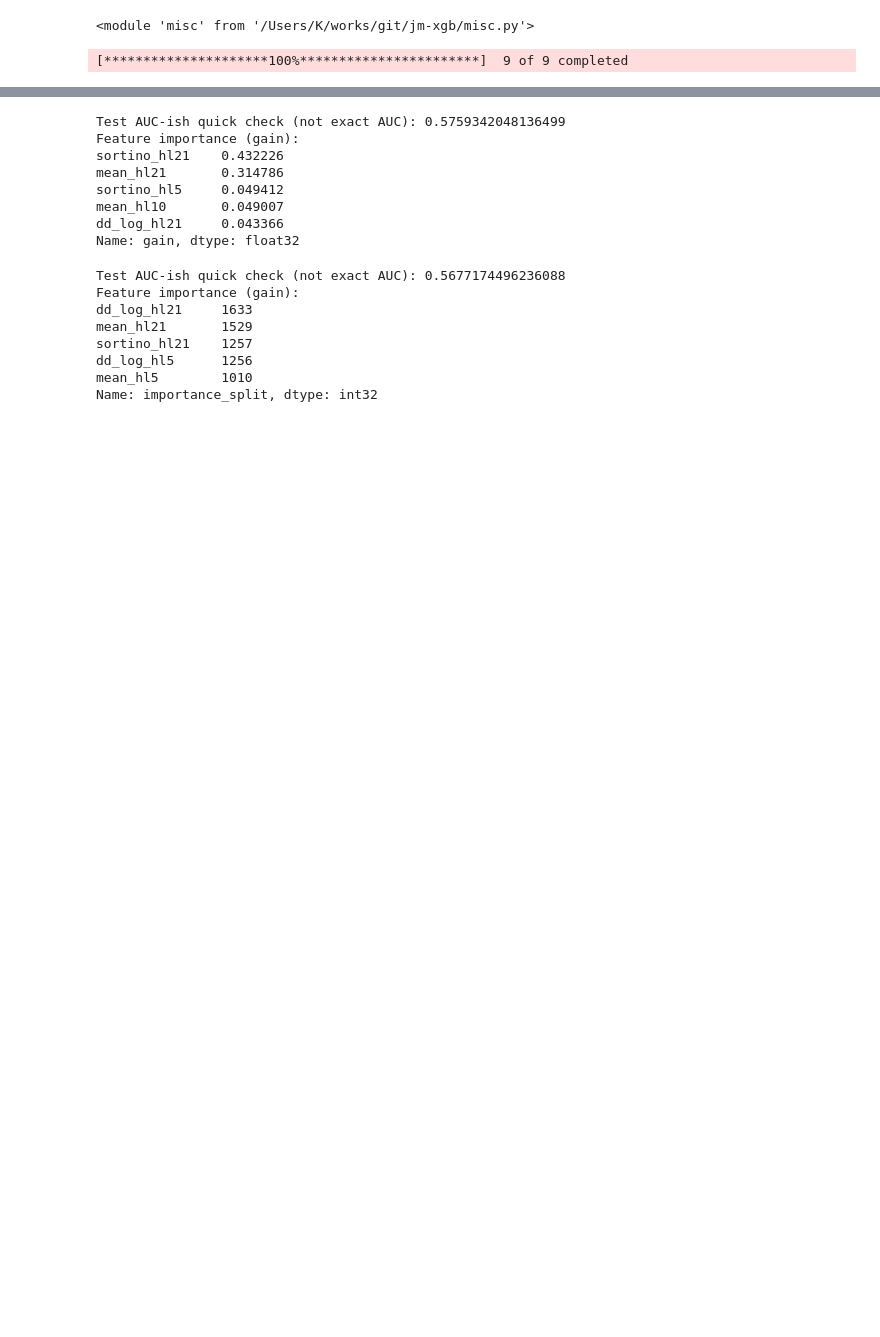
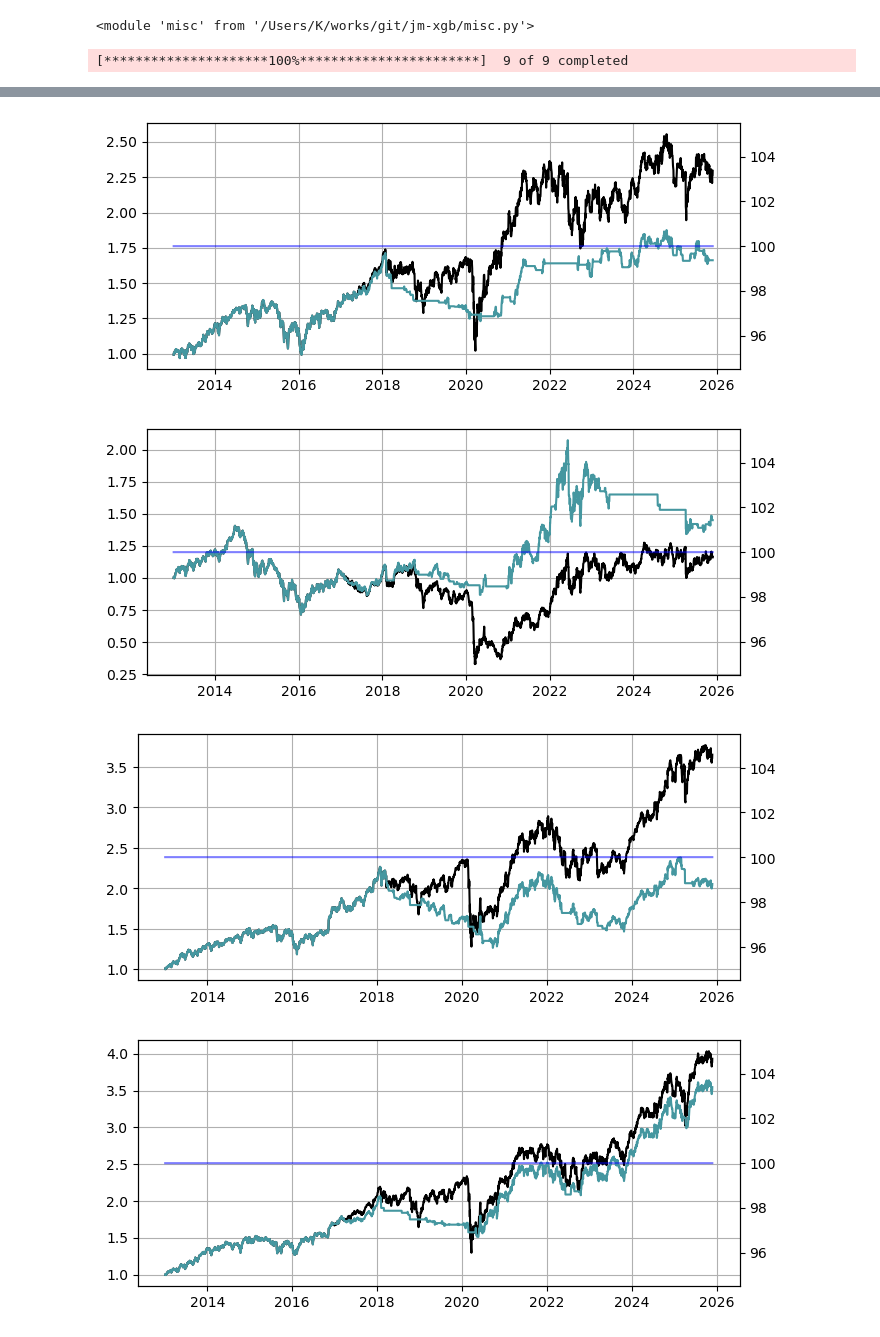
Before and after one commit to kbmedphys/tmp, a Jupyter notebook: main.ipynb, the cells around one changed output, grey strips where cells are left out. Drawn from its saved outputs; the diff is of its cells as text; code cells hidden in the pictures; blank space fills up the shorter version.

```diff
--- a/main.ipynb
+++ b/main.ipynb
@@ -101,12 +29,0 @@ model.fit(X_processed)
-# %%
-days = X.index
-
-fig, ax = plt.subplots(1, 1, figsize=(7, 3), tight_layout=True)
-colors = ["white", "#4597A0", "blue", "orange"]
-ax.plot(np.array(days), np.array((1 + raw_data["XLB"]).cumprod()), color="black")
-for idx, item in enumerate(model.labels[:-1]):
-    start_date = days[idx]
-    end_date = days[idx+1]
-    ax.axvspan(start_date, end_date, color=colors[item], alpha=0.3)
-ax.grid()
-plt.show()
@@ -135,8 +29,0 @@ feat
-# %%
-scaler = misc.Scaler()
-clipper = misc.Clipper(mul=3)
-feat_processed = pd.DataFrame(
-    scaler.fit_transform(clipper.fit_transform(feat)),
-    columns = feat.columns,
-    index = feat.index
-)
@@ -352,28 +29,0 @@ res_LGBM
-# %%
-print("Test AUC-ish quick check (not exact AUC):",
-      np.corrcoef(res_XGB["y_test"], res_XGB["proba_smoothed"])[0,1])
-print("Feature importance (gain):")
-print(res_XGB["feature_importance"].sort_values(ascending=False).head())
-# %% [output]
-Test AUC-ish quick check (not exact AUC): 0.5759342048136499
-Feature importance (gain):
-sortino_hl21    0.432226
-mean_hl21       0.314786
-sortino_hl5     0.049412
-mean_hl10       0.049007
-dd_log_hl21     0.043366
-Name: gain, dtype: float32
-# %%
-print("Test AUC-ish quick check (not exact AUC):",
-      np.corrcoef(res_LGBM["y_test"], res_LGBM["proba_smoothed"])[0,1])
-print("Feature importance (gain):")
-print(res_LGBM["feature_importance"].sort_values(ascending=False).head())
-# %% [output]
-Test AUC-ish quick check (not exact AUC): 0.5677174496236088
-Feature importance (gain):
-dd_log_hl21     1633
-mean_hl21       1529
-sortino_hl21    1257
-dd_log_hl5      1256
-mean_hl5        1010
-Name: importance_split, dtype: int32
@@ -379,0 +74,28 @@ Name: importance_split, dtype: int32
+# %%
+def plot(rets, w, lambda_path):
+    days = rets.index
+    fig, ax = plt.subplots(1, 1, figsize=(7, 3), tight_layout=True)
+    colors = ["white", "#4597A0", "blue", "orange"]
+    ax.plot(np.array(days), np.array((1 + rets).cumprod()), color="black")
+    ax.plot(np.array(days), np.array((1 + w * rets).cumprod()), color="#4597A0")
+    ax2 = ax.twinx()
+    ax2.plot(np.array(days), lambda_path, color="blue", alpha=0.5)
+    ax.grid()
+    plt.show()
+# %%
+assets = rets.columns
+asset = assets[0]
+
+start_idx = 1000
+n_regimes = 2
+jump_penalty = 100
+freq = 7 * 4
+
+for asset in assets:
+    w = run(rets[asset], start_idx, n_regimes, jump_penalty, freq)
+    plot(rets[asset], w, np.ones_like(w)*jump_penalty)
+# %% [output]
+[figure, added]
+[figure, added]
+[figure, added]
+[figure, added]
```
Also changed, not shown: parts of 35 cells of this notebook.
